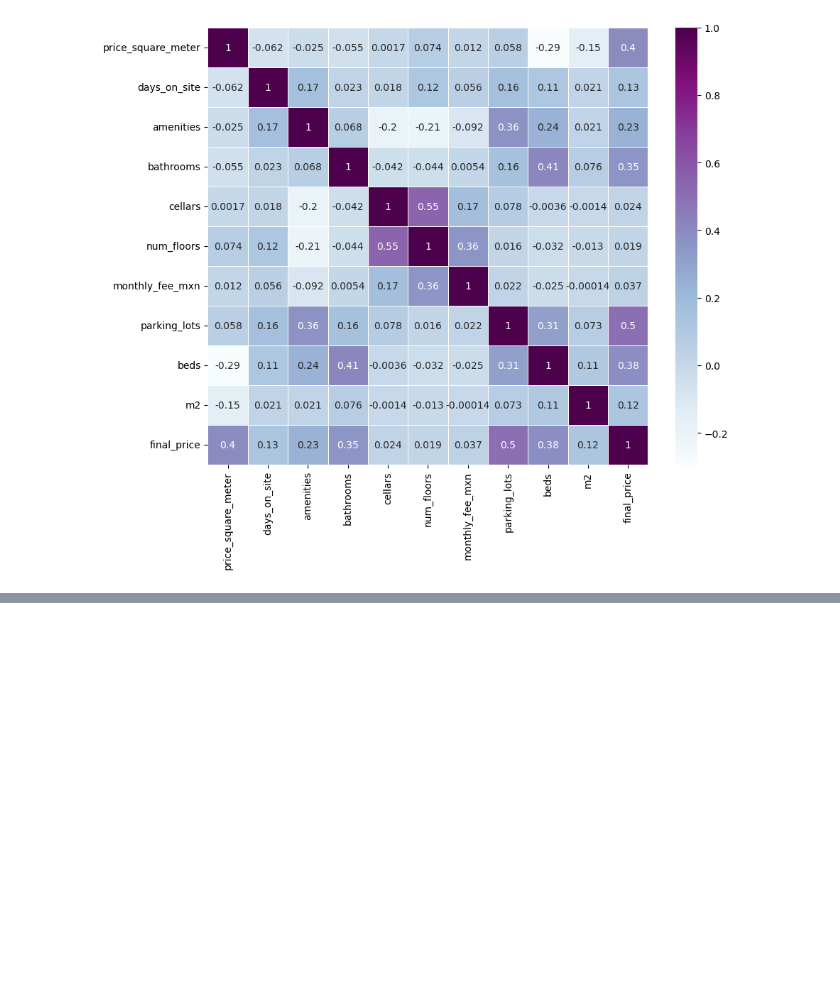
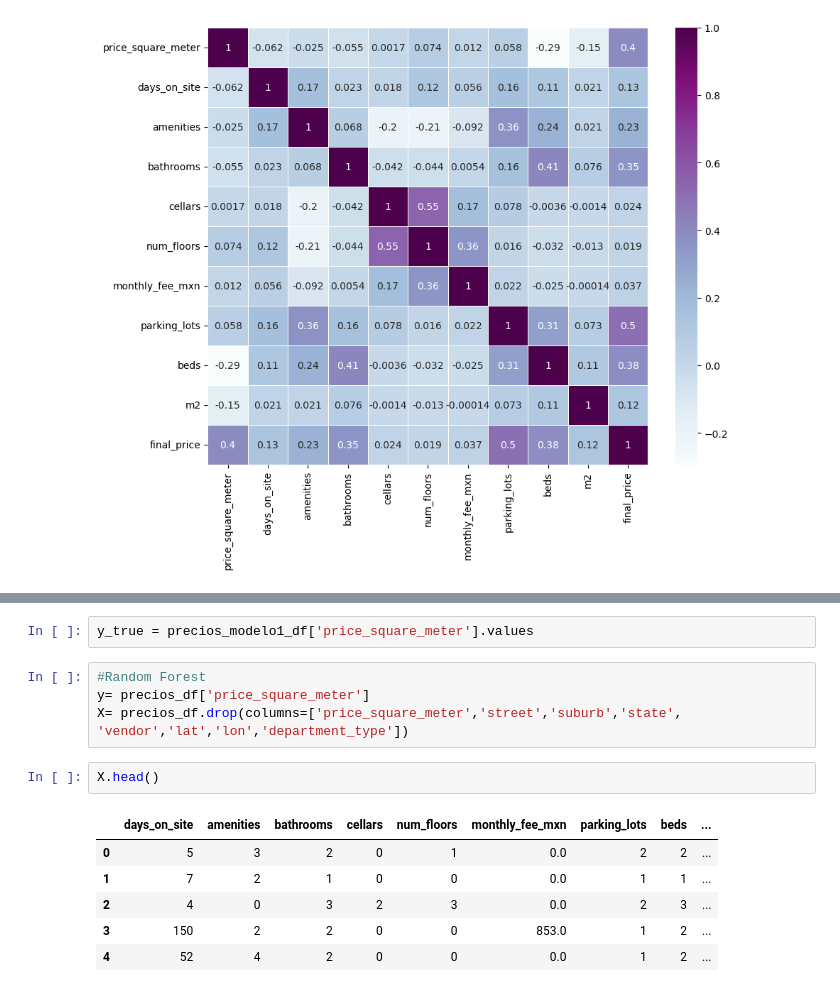
Before and after one commit to Alelopez383/Precios_por_m2, a Jupyter notebook: Reto_DD360.ipynb, the cells around one changed output, grey strips where cells are left out. Saved outputs shown, nothing was run; the diff lists cells and outputs as text; blank space fills up the shorter version.

```diff
--- a/Reto_DD360.ipynb
+++ b/Reto_DD360.ipynb
@@ -227,0 +279,15 @@ KeyboardInterrupt:
+# %%
+y_true = precios_modelo1_df['price_square_meter'].values
+# %%
+#Random Forest
+y= precios_df['price_square_meter']
+X= precios_df.drop(columns=['price_square_meter','street','suburb','state', 'vendor','lat','lon','department_type'])
+# %%
+X.head()
+# %% [output]
+|  | days_on_site | amenities | bathrooms | cellars | num_floors | monthly_fee_mxn | parking_lots | beds | ... |
+| 0 | 5 | 3 | 2 | 0 | 1 | 0.0 | 2 | 2 | ... |
+| 1 | 7 | 2 | 1 | 0 | 0 | 0.0 | 1 | 1 | ... |
+| 2 | 4 | 0 | 3 | 2 | 3 | 0.0 | 2 | 3 | ... |
+| 3 | 150 | 2 | 2 | 0 | 0 | 853.0 | 1 | 2 | ... |
+| 4 | 52 | 4 | 2 | 0 | 0 | 0.0 | 1 | 2 | ... |
```
Also changed, not shown: parts of 29 cells of this notebook.
